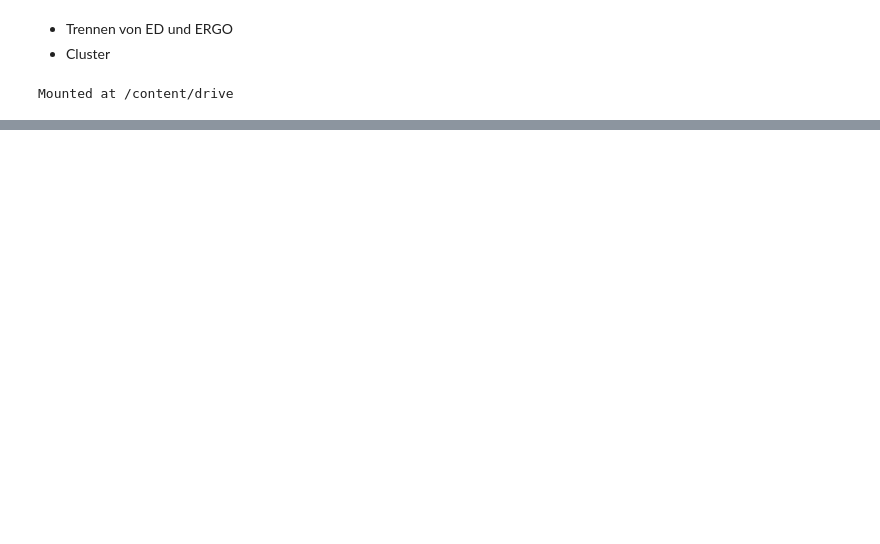
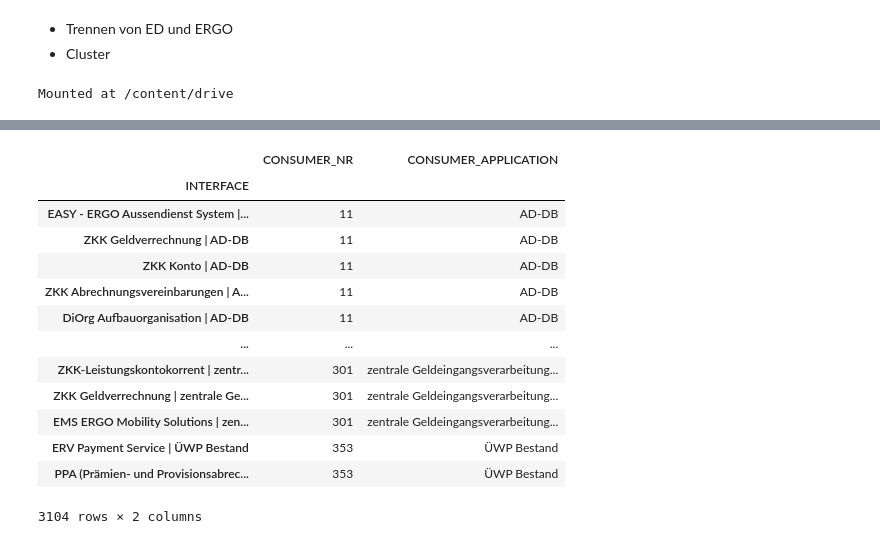
Before and after one commit to schorscho/Ants, a Jupyter notebook: gear_start (1).ipynb, the cells around one changed output, grey strips where cells are left out. Saved outputs shown, nothing was run; the diff lists cells and outputs as text; code cells hidden in the pictures; blank space fills up the shorter version.

```diff
--- a/gear_start (1).ipynb
+++ b/gear_start (1).ipynb
@@ -77,0 +81,30 @@ df_edges
+# %%
+df_interface_consumer = data.parse('applicationInterfaceConsumerRe')
+df_interface_consumer.drop(['id', 'type', 'RELATED_FACT_SHEET_TYPE', 'RELATED_FACT_SHEET_TYPE.1', 'status', 'activeFrom', 'activeUntil', 'naFields', 'description'], axis=1, inplace=True)
+df_interface_consumer.rename(columns = {'RELATED_FACT_SHEET':'CONSUMER_APPLICATION', 'RELATED_FACT_SHEET.1':'INTERFACE'}, inplace = True)
+df_interface_consumer.dropna(inplace = True)
+df_interface_consumer.set_index('CONSUMER_APPLICATION', inplace = True)
+df_interface_consumer.drop('From', inplace=True)
+
+df_interface_consumer = df_interface_consumer.join(df_application)
+df_interface_consumer.reset_index(drop=False, inplace=True)
+df_interface_consumer.rename(columns={'NR':'CONSUMER_NR', 'index':'CONSUMER_APPLICATION'}, inplace=True)
+df_interface_consumer = df_interface_consumer[['INTERFACE', 'CONSUMER_NR', 'CONSUMER_APPLICATION']]
+df_interface_consumer.set_index('INTERFACE', inplace=True)
+
+df_interface_consumer
+# %% [output]
+|  | CONSUMER_NR | CONSUMER_APPLICATION |
+| INTERFACE |  |  |
+| EASY - ERGO Aussendienst System |... | 11 | AD-DB |
+| ZKK Geldverrechnung | AD-DB | 11 | AD-DB |
+| ZKK Konto | AD-DB | 11 | AD-DB |
+| ZKK Abrechnungsvereinbarungen | A... | 11 | AD-DB |
+| DiOrg Aufbauorganisation | AD-DB | 11 | AD-DB |
+| ... | ... | ... |
+| ZKK-Leistungskontokorrent | zentr... | 301 | zentrale Geldeingangsverarbeitung... |
+| ZKK Geldverrechnung | zentrale Ge... | 301 | zentrale Geldeingangsverarbeitung... |
+| EMS ERGO Mobility Solutions | zen... | 301 | zentrale Geldeingangsverarbeitung... |
+| ERV Payment Service | ÜWP Bestand | 353 | ÜWP Bestand |
+| PPA (Prämien- und Provisionsabrec... | 353 | ÜWP Bestand |
+3104 rows × 2 columns
```
Also changed, not shown: parts of 13 cells of this notebook.
